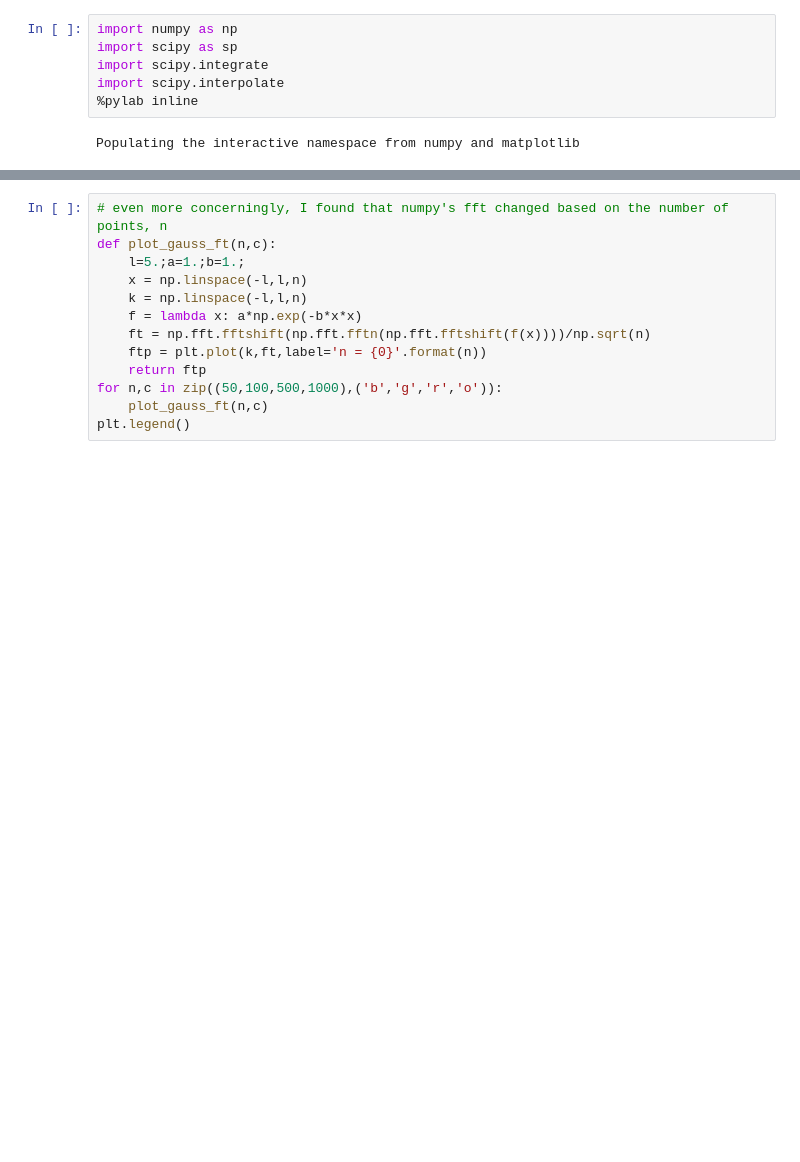
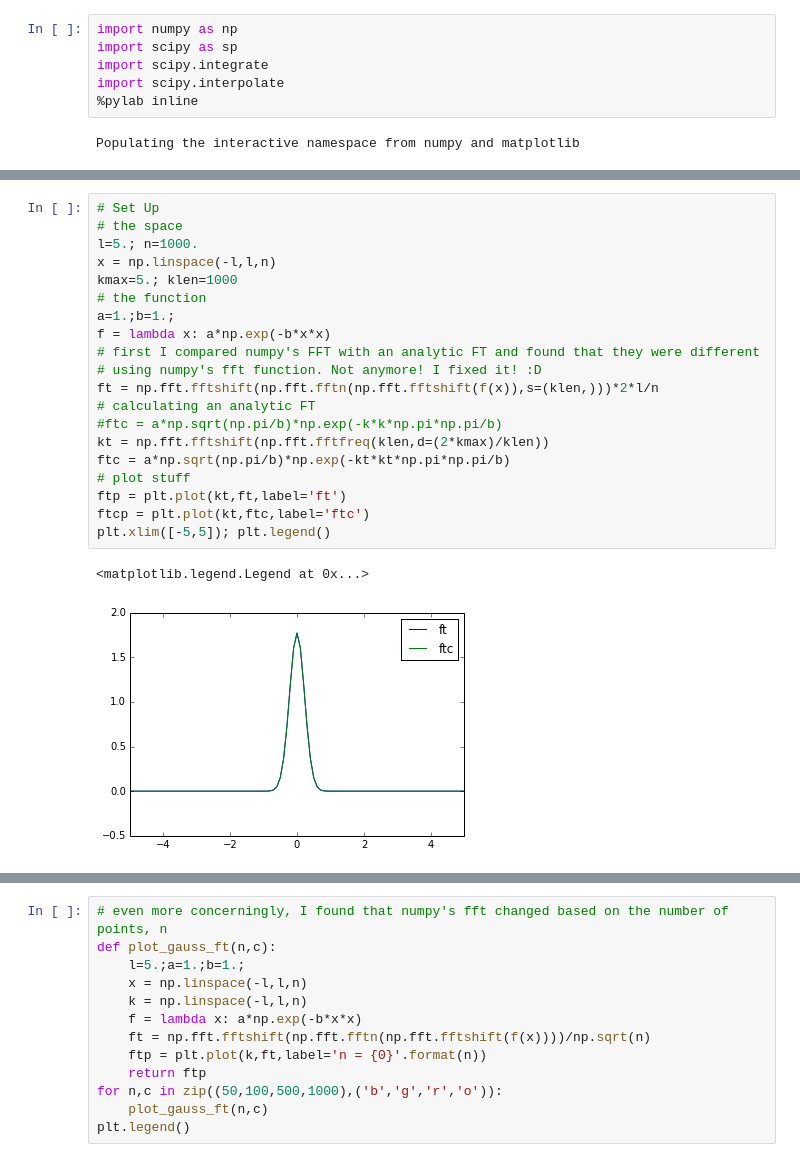
Before and after one commit to mpresley42/KSZ_21cm_Constraints, a Jupyter notebook: code/Python/PowerSpectrumTests.ipynb, the cells around one changed output, grey strips where cells are left out. Cells and saved outputs as stored; diff of their text form; blank space fills up the shorter version.

```diff
--- a/code/Python/PowerSpectrumTests.ipynb
+++ b/code/Python/PowerSpectrumTests.ipynb
@@ -30,0 +31,23 @@ plt.legend()
+# %%
+# Set Up
+# the space
+l=5.; n=1000.
+x = np.linspace(-l,l,n)
+kmax=5.; klen=1000
+# the function
+a=1.;b=1.;
+f = lambda x: a*np.exp(-b*x*x)
+# first I compared numpy's FFT with an analytic FT and found that they were different
+# using numpy's fft function. Not anymore! I fixed it! :D
+ft = np.fft.fftshift(np.fft.fftn(np.fft.fftshift(f(x)),s=(klen,)))*2*l/n
+# calculating an analytic FT
+#ftc = a*np.sqrt(np.pi/b)*np.exp(-k*k*np.pi*np.pi/b)
+kt = np.fft.fftshift(np.fft.fftfreq(klen,d=(2*kmax)/klen))
+ftc = a*np.sqrt(np.pi/b)*np.exp(-kt*kt*np.pi*np.pi/b)
+# plot stuff
+ftp = plt.plot(kt,ft,label='ft')
+ftcp = plt.plot(kt,ftc,label='ftc')
+plt.xlim([-5,5]); plt.legend()
+# %% [output]
+<matplotlib.legend.Legend at 0x...>
+[figure, added]
```
Also changed, not shown: parts of 7 cells of this notebook.
